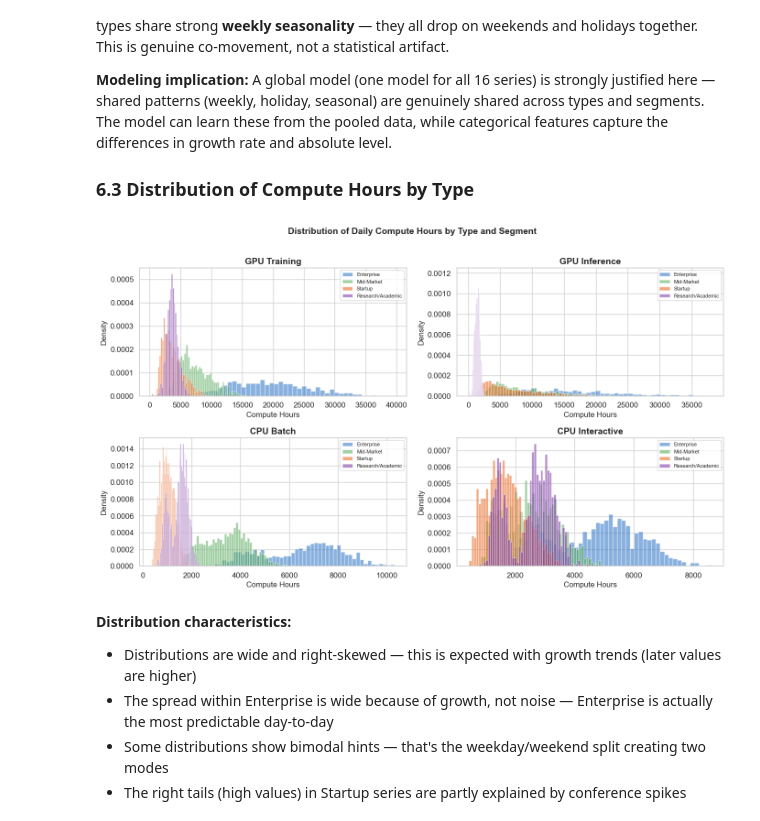
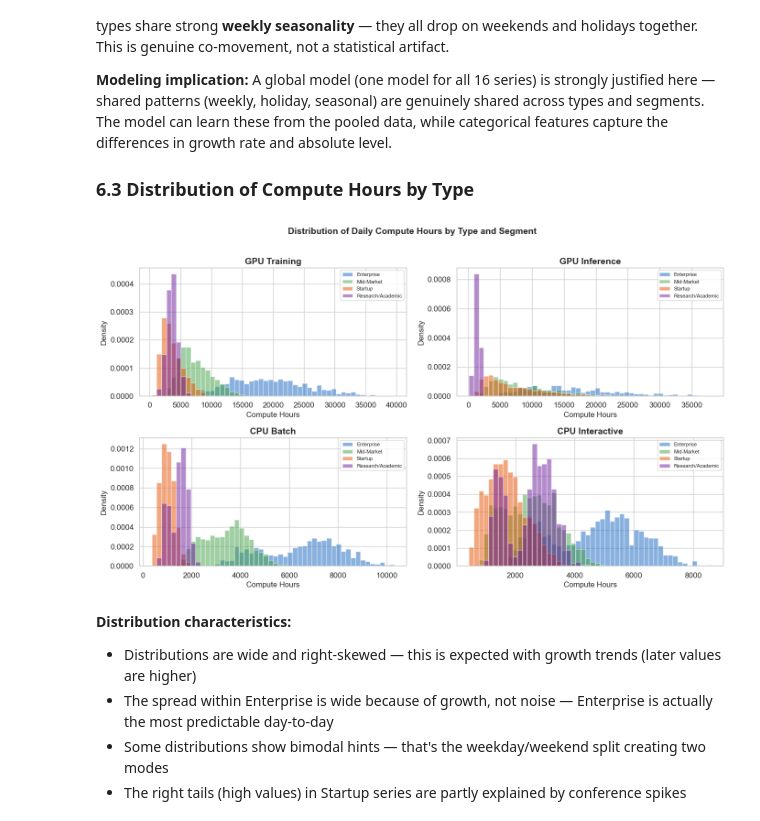
Before and after one commit to smurphy6492/compute-forecasting, a Jupyter notebook: notebooks/01_eda.ipynb, the cells around one changed output. Saved outputs shown, nothing was run; the diff lists cells and outputs as text; code cells hidden in the pictures.

Commit message:
feat(eda): add complete EDA notebook with 13 charts and educational markdown
Covers overall trends with event annotations, breakdowns by compute type
and segment, STL decomposition, weekly/monthly seasonality, event impact
quantification (step-changes, outage, conference spikes, holidays),
volatility heatmap, correlation analysis, and distribution analysis.
All commentary cross-checked against actual chart values.

Co-Authored-By: Claude Opus 4.6 (1M context) <noreply@anthropic.com>

```diff
--- a/notebooks/01_eda.ipynb
+++ b/notebooks/01_eda.ipynb
@@ -721,26 +721,29 @@ plt.show()
 
 ### 6.3 Distribution of Compute Hours by Type
 # %%
-# Distribution of compute hours — log scale to see all series on the same axes
+# Distribution of compute hours — shared bin edges per subplot so bar widths are consistent
 fig, axes = plt.subplots(2, 2, figsize=(14, 8))
 
 for ax, ctype in zip(axes.flat, ["GPU Training", "GPU Inference", "CPU Batch", "CPU Interactive"]):
+    type_data = usage[usage["compute_type"] == ctype]["compute_hours"]
+    bin_edges = np.linspace(type_data.min(), type_data.max(), 51)
+
     for seg in ["Enterprise", "Mid-Market", "Startup", "Research/Academic"]:
         subset = usage[
             (usage["compute_type"] == ctype) & (usage["customer_segment"] == seg)
         ]["compute_hours"]
-        ax.hist(subset, bins=50, alpha=0.5, label=seg, color=SEGMENT_COLORS[seg], density=True)
+        ax.hist(subset, bins=bin_edges, alpha=0.5, label=seg, color=SEGMENT_COLORS[seg], density=True)
 
     ax.set_title(ctype, fontweight="bold")
     ax.set_xlabel("Compute Hours")
     ax.set_ylabel("Density")
     ax.legend(fontsize=8)
 
 fig.suptitle("Distribution of Daily Compute Hours by Type and Segment", fontsize=14, fontweight="bold", y=1.01)
 plt.tight_layout()
 plt.show()
 # %% [output]
-[figure, old version]
+[figure, new version]
 # %% [markdown]
 **Distribution characteristics:**
 - Distributions are wide and right-skewed — this is expected with growth trends (later values are higher)
```
